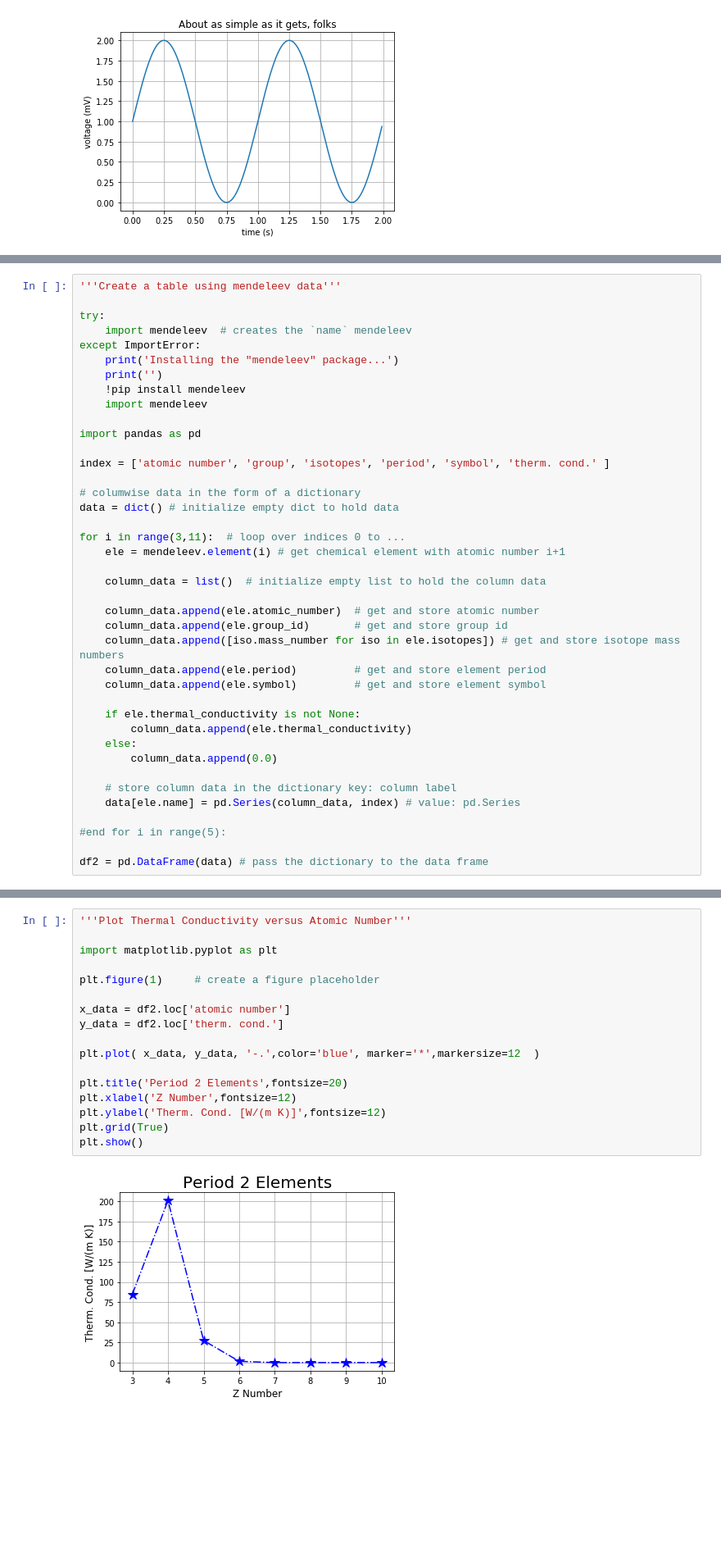
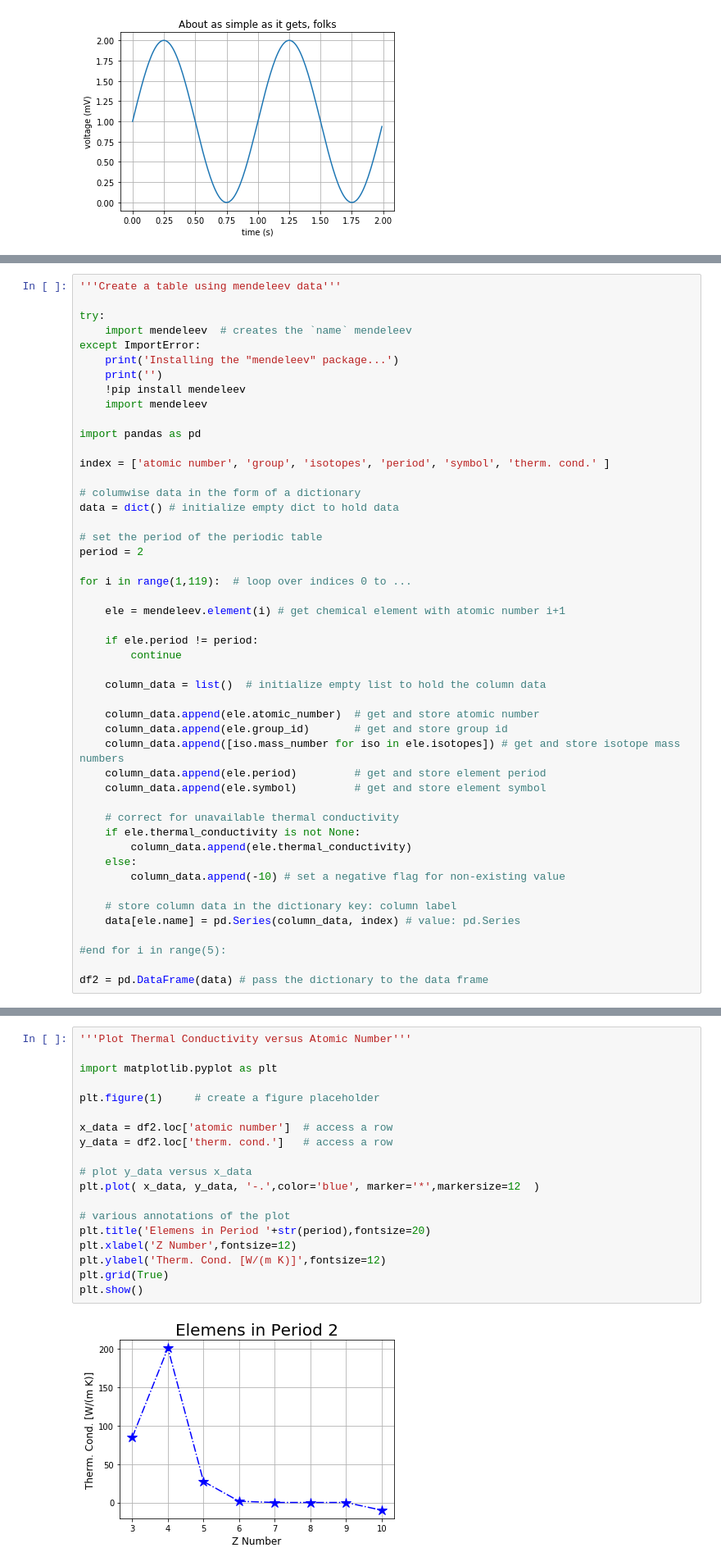
Before and after one commit to dpploy/chen-1070, a Jupyter notebook: notebooks/06-plotting.ipynb, the cells around one changed output, grey strips where cells are left out. Shown: that part at 82% size. Cells and saved outputs as stored; diff of their text form; blank space fills up the shorter version.

```diff
--- a/notebooks/06-plotting.ipynb
+++ b/notebooks/06-plotting.ipynb
@@ -106,8 +108,15 @@ index = ['atomic number', 'group', 'isotopes', 'period', 'symbol', 'therm. cond.
 # columwise data in the form of a dictionary
 data = dict() # initialize empty dict to hold data
 
-for i in range(3,11):  # loop over indices 0 to ...
+# set the period of the periodic table
+period = 2
+
+for i in range(1,119):  # loop over indices 0 to ...
+
     ele = mendeleev.element(i) # get chemical element with atomic number i+1
+
+    if ele.period != period:
+        continue
 
     column_data = list()  # initialize empty list to hold the column data
 
@@ -117,10 +126,11 @@ for i in range(3,11):  # loop over indices 0 to ...
     column_data.append(ele.period)         # get and store element period
     column_data.append(ele.symbol)         # get and store element symbol
 
+    # correct for unavailable thermal conductivity
     if ele.thermal_conductivity is not None:
         column_data.append(ele.thermal_conductivity)
     else:
-        column_data.append(0.0)
+        column_data.append(-10) # set a negative flag for non-existing value
 
     # store column data in the dictionary key: column label
     data[ele.name] = pd.Series(column_data, index) # value: pd.Series
@@ -141,19 +154,21 @@ df2
 # %%
 '''Plot Thermal Conductivity versus Atomic Number'''
 
 import matplotlib.pyplot as plt
 
 plt.figure(1)     # create a figure placeholder
 
-x_data = df2.loc['atomic number']
-y_data = df2.loc['therm. cond.']
+x_data = df2.loc['atomic number']  # access a row
+y_data = df2.loc['therm. cond.']   # access a row
 
+# plot y_data versus x_data
 plt.plot( x_data, y_data, '-.',color='blue', marker='*',markersize=12  )
 
-plt.title('Period 2 Elements',fontsize=20)
+# various annotations of the plot
+plt.title('Elemens in Period '+str(period),fontsize=20)
 plt.xlabel('Z Number',fontsize=12)
 plt.ylabel('Therm. Cond. [W/(m K)]',fontsize=12)
 plt.grid(True)
 plt.show()
 # %% [output]
-[figure, old version]
+[figure, new version]
```
Also changed, not shown: parts of 8 cells of this notebook.
